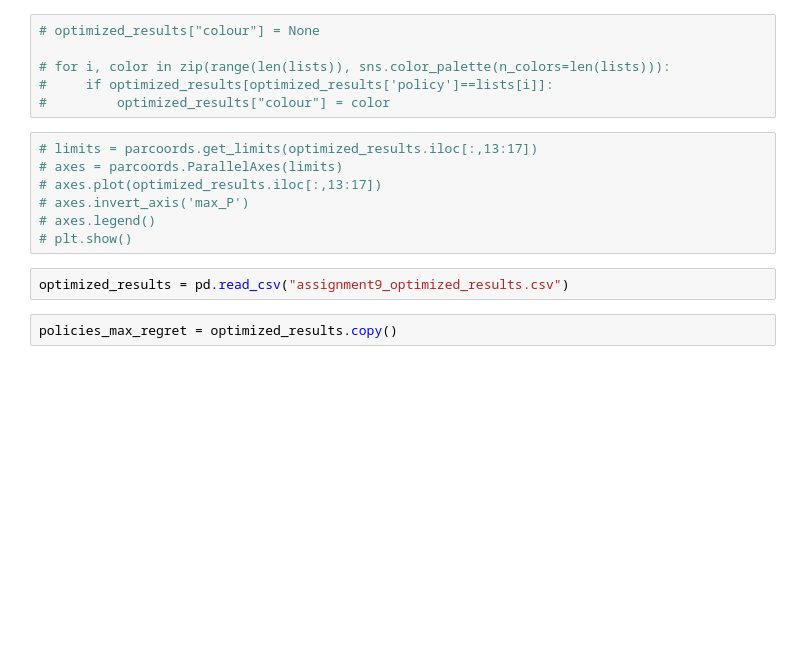
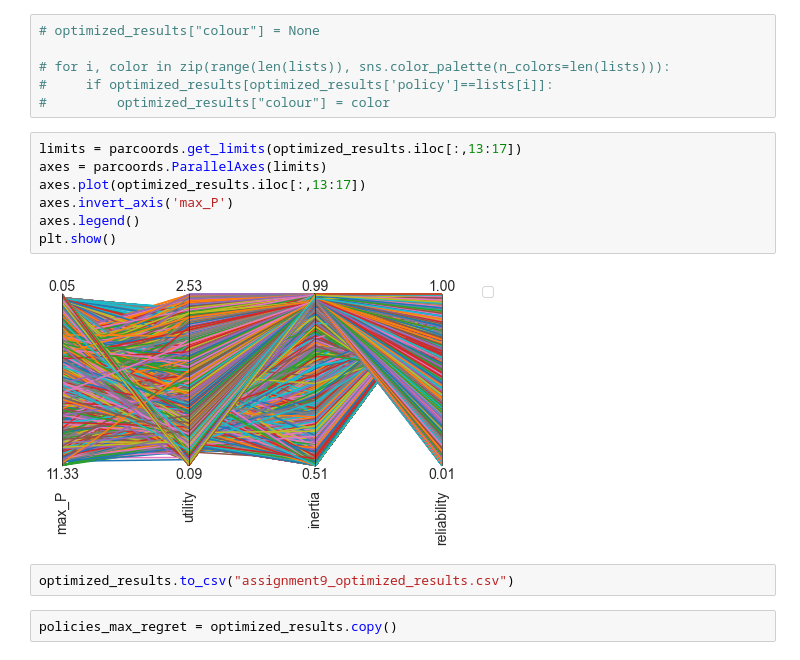
Before and after one commit to lnicoletti/EPA1361-G21, a Jupyter notebook: epa1361_open/Week 5-6 - robustness and direct search/assignment 9 - multi-scenario MORDM.ipynb, the cells around one changed output. Cells and saved outputs as stored; diff of their text form; blank space fills up the shorter version.

```diff
--- a/epa1361_open/Week 5-6 - robustness and direct search/assignment 9 - multi-scenario MORDM.ipynb
+++ b/epa1361_open/Week 5-6 - robustness and direct search/assignment 9 - multi-scenario MORDM.ipynb
@@ -228,14 +335,16 @@ lists = optimized_results.policy.unique()
 #     if optimized_results[optimized_results['policy']==lists[i]]:
 #         optimized_results["colour"] = color
 # %%
-# limits = parcoords.get_limits(optimized_results.iloc[:,13:17])
-# axes = parcoords.ParallelAxes(limits)
-# axes.plot(optimized_results.iloc[:,13:17])
-# axes.invert_axis('max_P')
-# axes.legend()
-# plt.show()
+limits = parcoords.get_limits(optimized_results.iloc[:,13:17])
+axes = parcoords.ParallelAxes(limits)
+axes.plot(optimized_results.iloc[:,13:17])
+axes.invert_axis('max_P')
+axes.legend()
+plt.show()
+# %% [output]
+[figure, added]
 # %%
-optimized_results = pd.read_csv("assignment9_optimized_results.csv")
+optimized_results.to_csv("assignment9_optimized_results.csv")
 # %%
 policies_max_regret = optimized_results.copy()
 # %%
```
Also changed, not shown: parts of 16 cells of this notebook, 4 other files.
